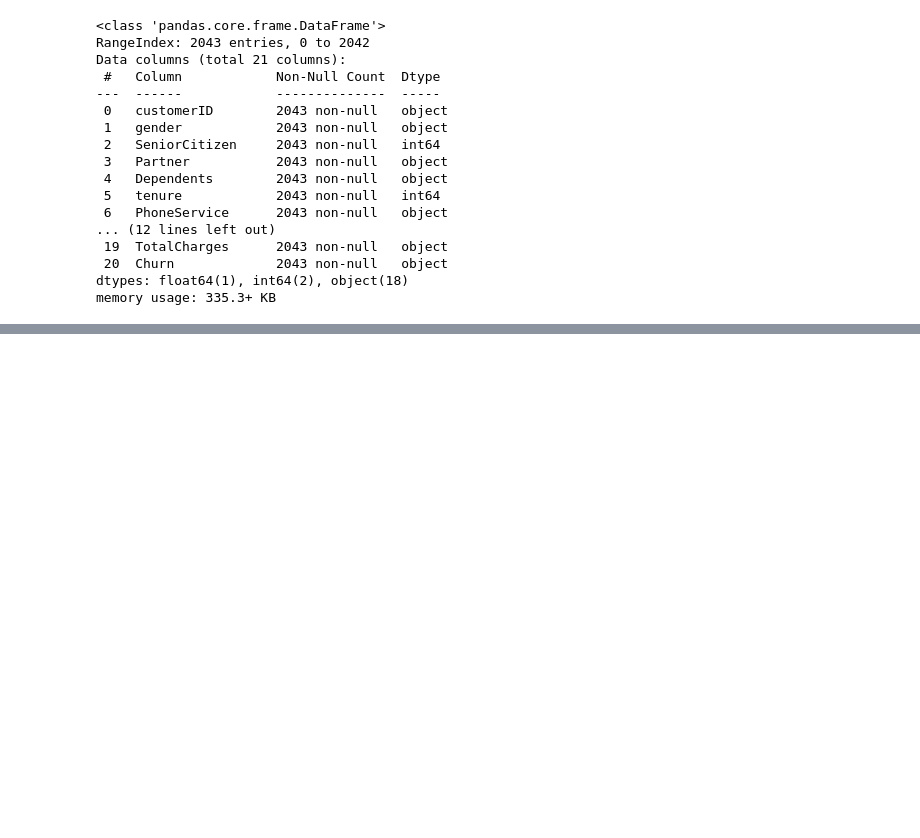
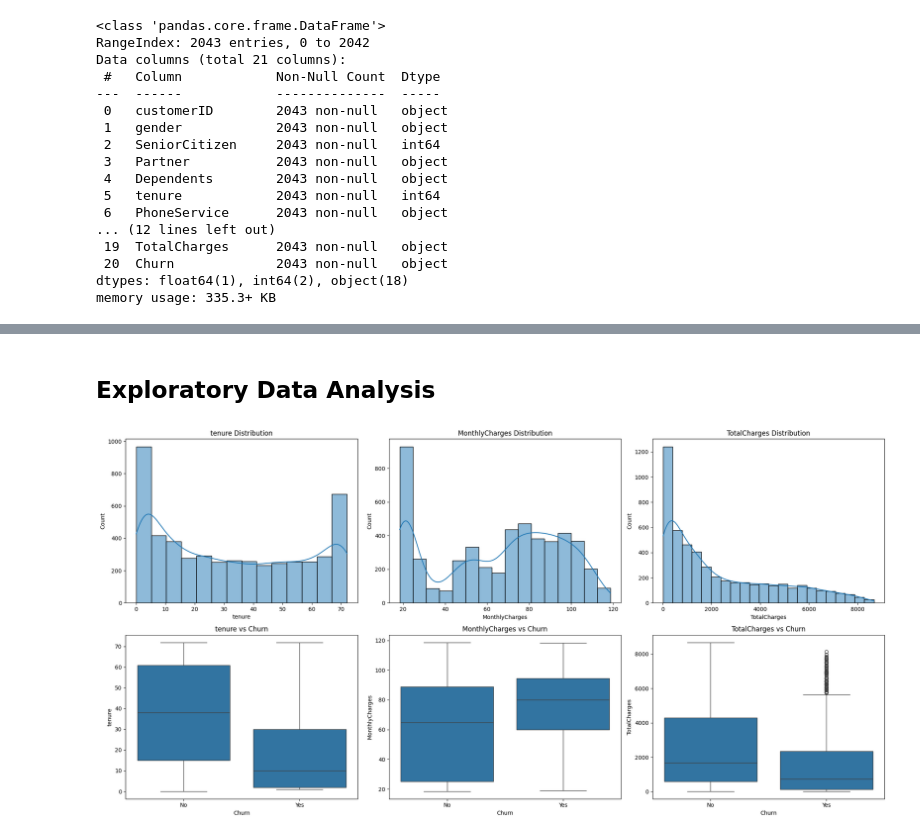
Before and after one commit to Cynthiachelangat/customer-churn, a Jupyter notebook: churn.ipynb, the cells around one changed output, grey strips where cells are left out. Saved outputs shown, nothing was run; the diff lists cells and outputs as text; code cells hidden in the pictures; blank space fills up the shorter version.

Commit message:
Data cleaning

```diff
--- a/churn.ipynb
+++ b/churn.ipynb
@@ -132,3 +176,7 @@ Data columns (total 21 columns):
  20  Churn             2043 non-null   object
 dtypes: float64(1), int64(2), object(18)
 memory usage: 335.3+ KB
+# %%
+# Convert 'Churn' column in data1 and data2 to 'Yes' and 'No'
+data1['Churn'] = data1['Churn'].map({True: 'Yes', False: 'No'})
+data1.head(2)
@@ -134,0 +188,3 @@ memory usage: 335.3+ KB
+# %%
+mergedTrain_data = pd.concat([data1, data3], ignore_index= True)
+mergedTrain_data.head()
@@ -134,0 +227,16 @@ memory usage: 335.3+ KB
+# %%
+mergedTrain_data['TotalCharges'] = pd.to_numeric(mergedTrain_data['TotalCharges'], errors= 'coerce')
+# Fill missing values in 'TotalCharges' with the mean of the column
+mergedTrain_data['TotalCharges'] = mergedTrain_data['TotalCharges'].fillna(mergedTrain_data['TotalCharges'].mean())
+
+# Fill missing values in categorical columns with the mode of each column
+for column in ['MultipleLines', 'OnlineSecurity', 'OnlineBackup', 'DeviceProtection', 'TechSupport', 'StreamingTV', 'StreamingMovies']:
+    mergedTrain_data[column] = mergedTrain_data[column].fillna(mergedTrain_data[column].mode()[0])
+
+# Fill missing value in 'Churn' column with the mode
+mergedTrain_data['Churn'] = mergedTrain_data['Churn'].fillna(mergedTrain_data['Churn'].mode()[0])
+
+
+# Verify if there are any missing values left
+missing_values_after_filling = mergedTrain_data.isnull().sum()
+print('Missing values after filling:\n', missing_values_after_filling)
@@ -134,0 +293,20 @@ memory usage: 335.3+ KB
+# %% [markdown]
+## **Exploratory Data Analysis**
+# %%
+numerical_columns = ['tenure', 'MonthlyCharges', 'TotalCharges']
+
+plt.figure(figsize=(20, 10))
+
+for i, column in enumerate(numerical_columns, 1):
+    plt.subplot(2, len(numerical_columns), i)
+    sns.histplot(data=mergedTrain_data, x=column, kde=True)
+    plt.title(f'{column} Distribution')
+
+    plt.subplot(2, len(numerical_columns), i + len(numerical_columns))
+    sns.boxplot(data=mergedTrain_data, x='Churn', y=column)
+    plt.title(f'{column} vs Churn')
+
+plt.tight_layout()
+plt.show()
+# %% [output]
+[figure, added]
```
Also changed, not shown: parts of 12 cells of this notebook, 2 other files.
